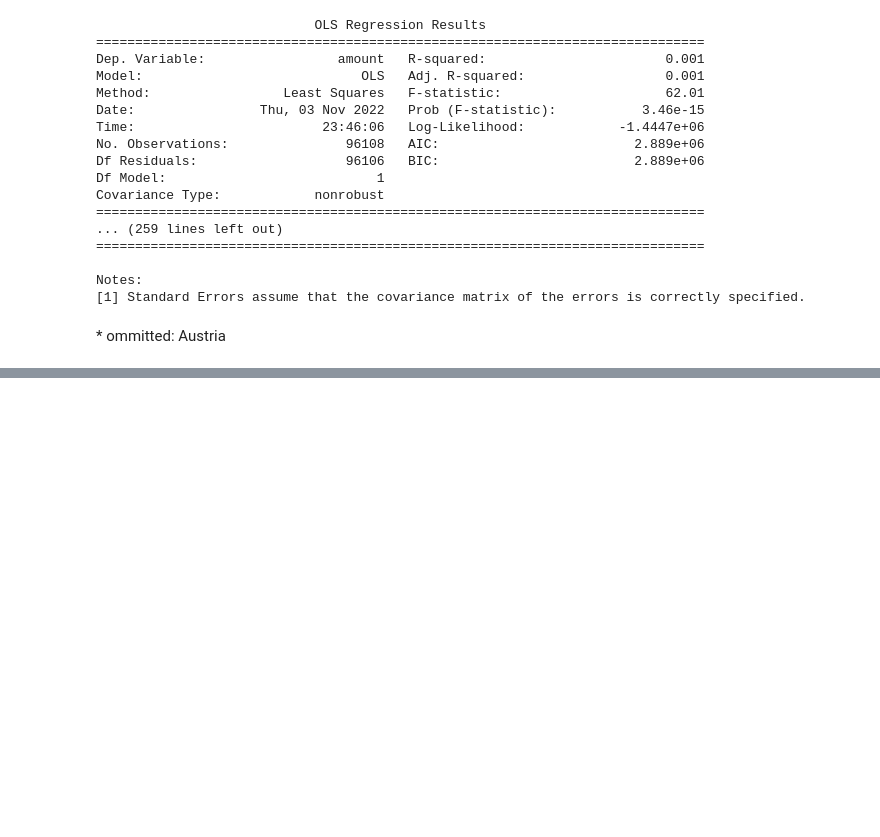
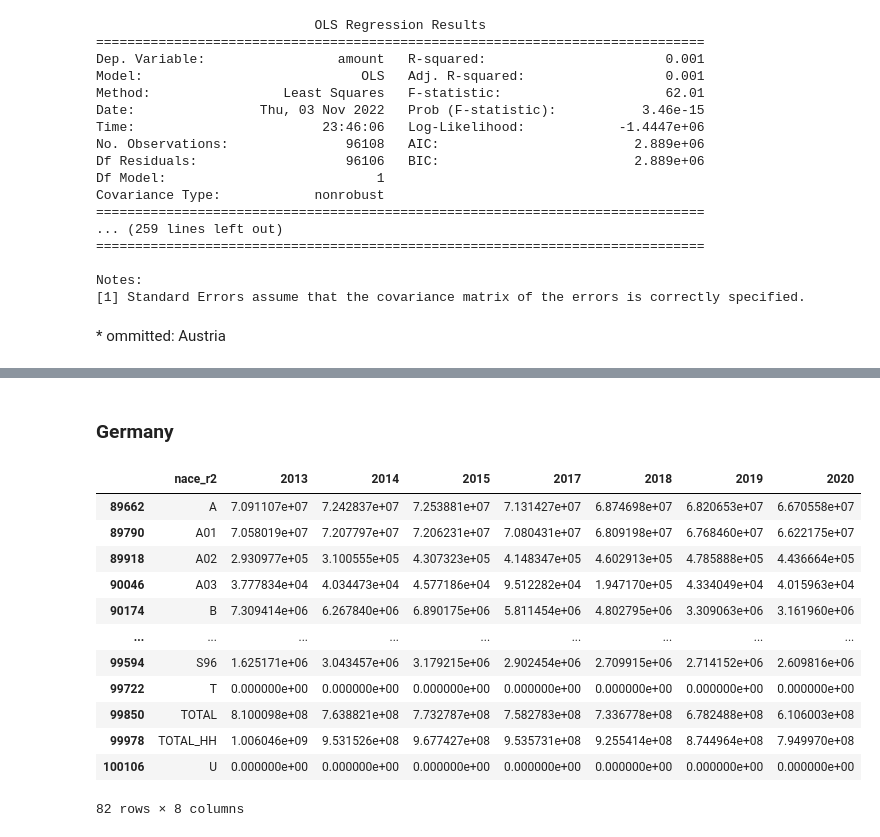
Before and after one commit to joshder/Emission-Trading, a Jupyter notebook: Code/Emissions Trading.ipynb, the cells around one changed output, grey strips where cells are left out. Saved outputs shown, nothing was run; the diff lists cells and outputs as text; code cells hidden in the pictures; blank space fills up the shorter version.

```diff
--- a/Code/Emissions Trading.ipynb
+++ b/Code/Emissions Trading.ipynb
@@ -665,0 +805,24 @@ Notes:
+# %% [markdown]
+### Germany
+# %%
+eurostat_emissions_germany_ghg = eurostat_emissions_raw.loc[eurostat_emissions_raw['geo\TIME_PERIOD'] == 'DE']
+eurostat_emissions_germany_ghg = eurostat_emissions_germany_ghg.loc[eurostat_emissions_germany_ghg["airpol"] == 'GHG']
+eurostat_emissions_germany_ghg = eurostat_emissions_germany_ghg.loc[eurostat_emissions_germany_ghg["unit"] == 'T']
+eurostat_emissions_germany_ghg = eurostat_emissions_germany_ghg[
+    ['nace_r2', "2013", "2014", "2015", "2017", "2018", "2019", "2020"]]
+# %%
+eurostat_emissions_germany_ghg
+# %% [output]
+|  | nace_r2 | 2013 | 2014 | 2015 | 2017 | 2018 | 2019 | 2020 |
+| 89662 | A | 7.091107e+07 | 7.242837e+07 | 7.253881e+07 | 7.131427e+07 | 6.874698e+07 | 6.820653e+07 | 6.670558e+07 |
+| 89790 | A01 | 7.058019e+07 | 7.207797e+07 | 7.206231e+07 | 7.080431e+07 | 6.809198e+07 | 6.768460e+07 | 6.622175e+07 |
+| 89918 | A02 | 2.930977e+05 | 3.100555e+05 | 4.307323e+05 | 4.148347e+05 | 4.602913e+05 | 4.785888e+05 | 4.436664e+05 |
+| 90046 | A03 | 3.777834e+04 | 4.034473e+04 | 4.577186e+04 | 9.512282e+04 | 1.947170e+05 | 4.334049e+04 | 4.015963e+04 |
+| 90174 | B | 7.309414e+06 | 6.267840e+06 | 6.890175e+06 | 5.811454e+06 | 4.802795e+06 | 3.309063e+06 | 3.161960e+06 |
+| ... | ... | ... | ... | ... | ... | ... | ... | ... |
+| 99594 | S96 | 1.625171e+06 | 3.043457e+06 | 3.179215e+06 | 2.902454e+06 | 2.709915e+06 | 2.714152e+06 | 2.609816e+06 |
+| 99722 | T | 0.000000e+00 | 0.000000e+00 | 0.000000e+00 | 0.000000e+00 | 0.000000e+00 | 0.000000e+00 | 0.000000e+00 |
+| 99850 | TOTAL | 8.100098e+08 | 7.638821e+08 | 7.732787e+08 | 7.582783e+08 | 7.336778e+08 | 6.782488e+08 | 6.106003e+08 |
+| 99978 | TOTAL_HH | 1.006046e+09 | 9.531526e+08 | 9.677427e+08 | 9.535731e+08 | 9.255414e+08 | 8.744964e+08 | 7.949970e+08 |
+| 100106 | U | 0.000000e+00 | 0.000000e+00 | 0.000000e+00 | 0.000000e+00 | 0.000000e+00 | 0.000000e+00 | 0.000000e+00 |
+82 rows × 8 columns
```
Also changed, not shown: parts of 44 cells of this notebook.
